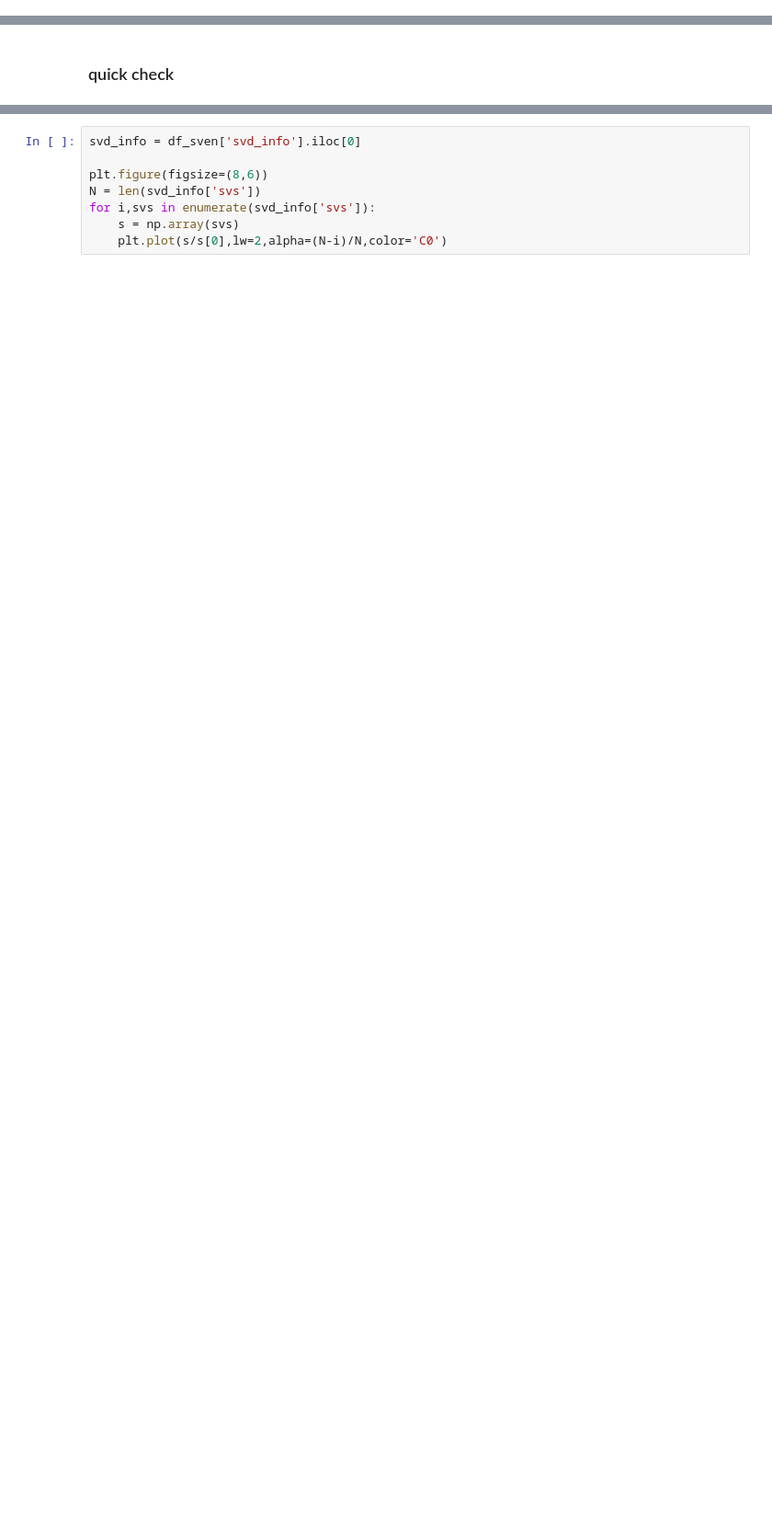
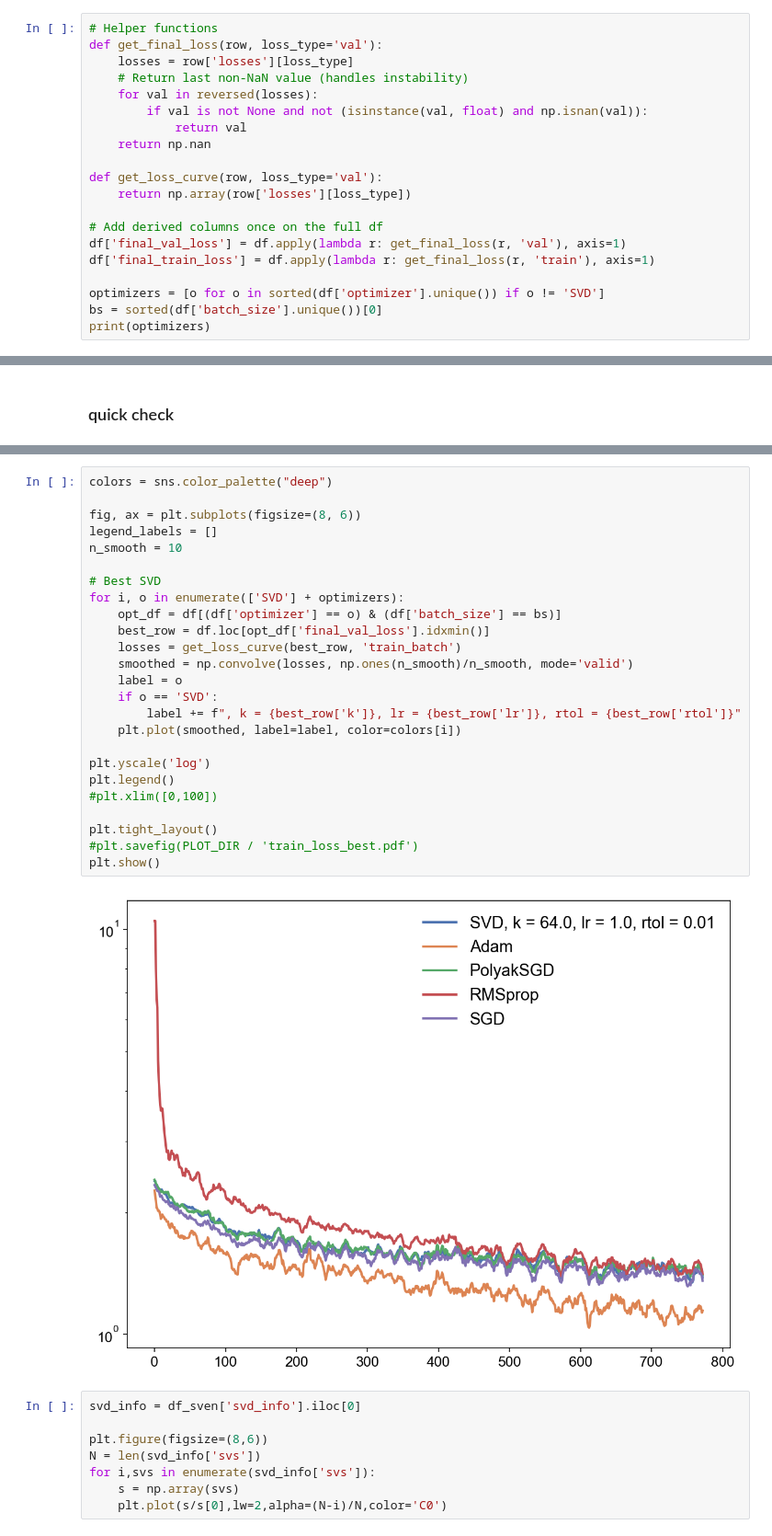
Before and after one commit to sambt/sven-experiments, a Jupyter notebook: analysis/cifar10_analysis.ipynb, the cells around one changed output, grey strips where cells are left out. Shown at 92% size. Saved outputs shown, nothing was run; the diff lists cells and outputs as text; blank space fills up the shorter version.

```diff
--- a/analysis/cifar10_analysis.ipynb
+++ b/analysis/cifar10_analysis.ipynb
@@ -44,0 +39,20 @@ Columns: ['run_id', 'optimizer', 'batch_size', 'k_fraction', 'k', 'lr', 'rtol',
+# %%
+# Helper functions
+def get_final_loss(row, loss_type='val'):
+    losses = row['losses'][loss_type]
+    # Return last non-NaN value (handles instability)
+    for val in reversed(losses):
+        if val is not None and not (isinstance(val, float) and np.isnan(val)):
+            return val
+    return np.nan
+
+def get_loss_curve(row, loss_type='val'):
+    return np.array(row['losses'][loss_type])
+
+# Add derived columns once on the full df
+df['final_val_loss'] = df.apply(lambda r: get_final_loss(r, 'val'), axis=1)
+df['final_train_loss'] = df.apply(lambda r: get_final_loss(r, 'train'), axis=1)
+
+optimizers = [o for o in sorted(df['optimizer'].unique()) if o != 'SVD']
+bs = sorted(df['batch_size'].unique())[0]
+print(optimizers)
@@ -74,3 +63,30 @@ findfont: Font family 'arial' not found.
+# %%
+colors = sns.color_palette("deep")
+
+fig, ax = plt.subplots(figsize=(8, 6))
+legend_labels = []
+n_smooth = 10
+
+# Best SVD
+for i, o in enumerate(['SVD'] + optimizers):
+    opt_df = df[(df['optimizer'] == o) & (df['batch_size'] == bs)]
+    best_row = df.loc[opt_df['final_val_loss'].idxmin()]
+    losses = get_loss_curve(best_row, 'train_batch')
+    smoothed = np.convolve(losses, np.ones(n_smooth)/n_smooth, mode='valid')
+    label = o
+    if o == 'SVD':
+        label += f", k = {best_row['k']}, lr = {best_row['lr']}, rtol = {best_row['rtol']}"
+    plt.plot(smoothed, label=label, color=colors[i])
+
+plt.yscale('log')
+plt.legend()
+#plt.xlim([0,100])
+
+plt.tight_layout()
+#plt.savefig(PLOT_DIR / 'train_loss_best.pdf')
+plt.show()
+# %% [output]
+[figure, added]
 # %%
 svd_info = df_sven['svd_info'].iloc[0]
 
```
Also changed, not shown: parts of 7 cells of this notebook.
